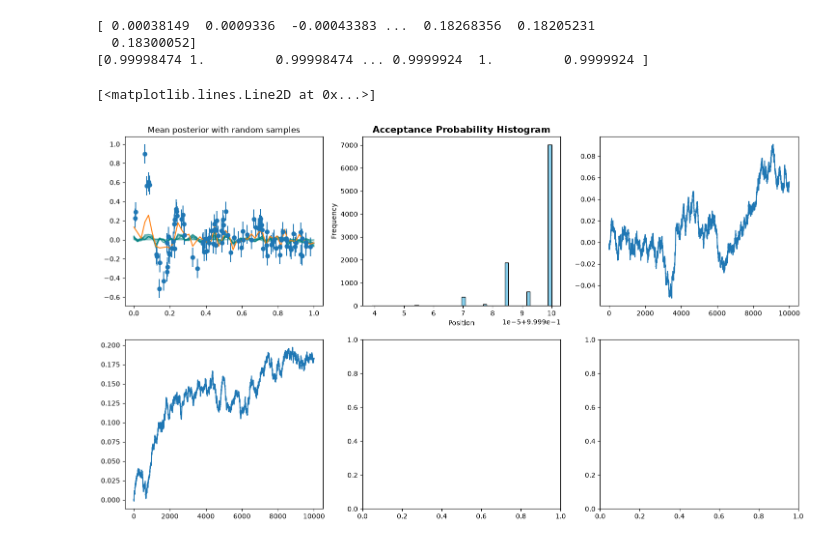
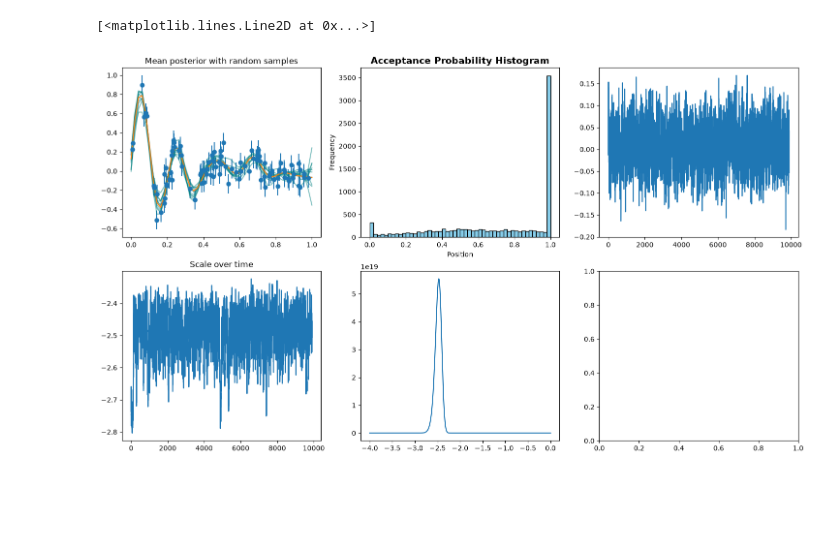
Before and after one commit to dtfrake/hmc-dust, a Jupyter notebook: fitting_scale.ipynb, the cells around one changed output. Drawn from its saved outputs; the diff is of its cells as text; code cells hidden in the pictures; blank space fills up the shorter version.

```diff
--- a/fitting_scale.ipynb
+++ b/fitting_scale.ipynb
@@ -76,10 +76,10 @@ def KL_div_between_two_Gaussians(x1, cov1, x2, cov2, num_dimensions):
                   + trace_term + mahalanobis)
 # %%
 def logscaleprior(logscale):
-    return jnp.exp(-0.5*logscale**2)
+    return -0.5*logscale**2
 # %%
 num_overall_steps = 10000
-burn_in = 0
+burn_in = 100
 def negative_logdensity(x):
     field_values = x[1:]
     logscale = x[0]
@@ -89,57 +89,84 @@ def negative_logdensity(x):
     negative_log_p_d_given_s_and_scale = 0.5*(y_obs - R @ field_values).T @ inv_cov_data_matrix @ (y_obs - R @ field_values)
     negative_log_p_s_given_scale = 0.5*field_values.T @ jnp.linalg.solve(cov_prior, field_values)
     negative_log_p_scale = -logscaleprior(logscale)
-    return negative_log_p_d_given_s_and_scale + negative_log_p_s_given_scale + negative_log_p_scale
+    _, logdet = jnp.linalg.slogdet(cov_prior)
+    return negative_log_p_d_given_s_and_scale + negative_log_p_s_given_scale + negative_log_p_scale + 0.5*logdet
 
 sampler = HMCSampler(
     negative_logdensity=negative_logdensity,
-    num_integration_steps=10,
-    step_size=0.0001,
-    inv_mass_matrix = jnp.eye(num_dimensions + 1),
+    num_integration_steps=5,
+    step_size=0.2,
+    inv_mass_matrix = jnp.array(np.load('correlated_scale_cov_matrix.npy')),
     alpha=1.0
 )
 
 # 3. Setup execution seed and coordinates, then run!
 rng = jr.PRNGKey(2)
 initial_coordinates = jnp.zeros(num_dimensions + 1)
-initial_coordinates = initial_coordinates.at[0].set(-4)
+initial_coordinates = initial_coordinates.at[0].set(-2.5)
 
-overall_position_arr, overall_momentum_arr, accept_prob_arr = sampler.sample(
+overall_position_arr_plus_scales, overall_momentum_arr, accept_prob_arr = sampler.sample(
     start_position=initial_coordinates,
     num_samples=num_overall_steps,
     burn_in = burn_in,
     rng_key=rng
 )
 
-overall_position_arr = overall_position_arr[:, 1:]
+scales = overall_position_arr_plus_scales[:, 0]
+overall_position_arr = overall_position_arr_plus_scales[:, 1:]
 # %%
-print(overall_position_arr[:, 0])
-print(accept_prob_arr)
 
 
 num_good_samples = num_overall_steps - burn_in
 time_arr = jnp.arange(num_good_samples)
 fig, axes = plt.subplots(2, 3, figsize=(18, 10))
 mean_position = overall_position_arr.sum(axis=0)/num_good_samples
 axes[0][0].errorbar(x_obs, y_obs, yerr=y_obs_err, fmt='o', label='Observations')
 
 for i in range (0, 10):
     axes[0][0].plot(fixed_points_linspace, overall_position_arr[100*i, :], color = "teal", alpha = 0.5);
 axes[0][0].plot(fixed_points_linspace, mean_position)
 axes[0][0].set_title("Mean posterior with random samples")
 
 axes[0][1].hist(accept_prob_arr, bins=50, edgecolor='black', color='skyblue')
 
 # Add labels and a title to make it readable
 axes[0][1].set_title('Acceptance Probability Histogram', fontsize=14, fontweight='bold')
 axes[0][1].set_xlabel('Position')
 axes[0][1].set_ylabel('Frequency')
 
 axes[0][2].plot(time_arr, overall_position_arr[:, 30])
+axes[1][0].set_title("Scale over time")
 axes[1][0].plot(time_arr, scales)
+
+
+logscale_grid = jnp.linspace(-4, 0, 400)
+
+def log_p_scale_given_data(logscale):
+    cov_prior = cov_kernel(logscale)
+    L_K = jnp.linalg.cholesky(cov_prior)
+    R_white_to_correlated = R @ L_K
+    cov_on_data_given_scale = R_white_to_correlated @ R_white_to_correlated.T + cov_data_matrix
+    _, logdet = jnp.linalg.slogdet(cov_on_data_given_scale)
+    return -0.5*y_obs @ jnp.linalg.solve(cov_on_data_given_scale, y_obs) - 0.5*logdet + logscaleprior(logscale) - 100
+    #return logscaleprior(logscale)
+    #return -0.5*y_obs @ jnp.linalg.solve(cov_on_data_given_scale, y_obs)
+    #return 0.5*logdet
+
+# I HAVE NOT TESTED THIS 7/8
+def draw_sample(noise, logscale):
+    cov_prior = cov_kernel(logscale)
+    D_inv = jnp.linalg.inv(cov_prior) + R.T @ jnp.linalg.solve(cov_data_matrix, R)
+    M = jnp.linalg.solve(D_inv, R.T) @ jnp.linalg.inv(cov_data_matrix) @ y_obs
+    L_D_inv = jnp.linalg.cholesky(D_inv)
+    return jnp.linalg.solve(L_D_inv.T, noise) + M
+
+num_samples = 100
+posterior = jnp.exp(jax.vmap(log_p_scale_given_data)(logscale_grid))
+rng, k1, k2 = jr.split(rng, 3)
+logscale_samples = jr.choice(k1, logscale_grid, p=posterior, shape=(num_samples,))
+
+axes[1][1].plot(logscale_grid, posterior)
 # %% [output]
-[ 0.00038149  0.0009336  -0.00043383 ...  0.18268356  0.18205231
-  0.18300052]
-[0.99998474 1.         0.99998474 ... 0.9999924  1.         0.9999924 ]
+[<matplotlib.lines.Line2D at 0x...>]
-[<matplotlib.lines.Line2D at 0x...>]
-[figure, old version]
+[figure, new version]
```
Also changed, not shown: parts of 1 cell of this notebook, 10 other files.
